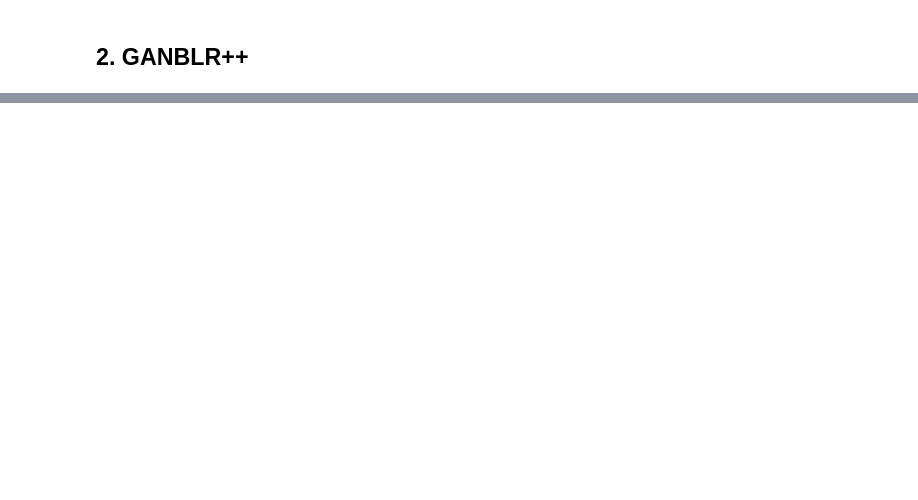
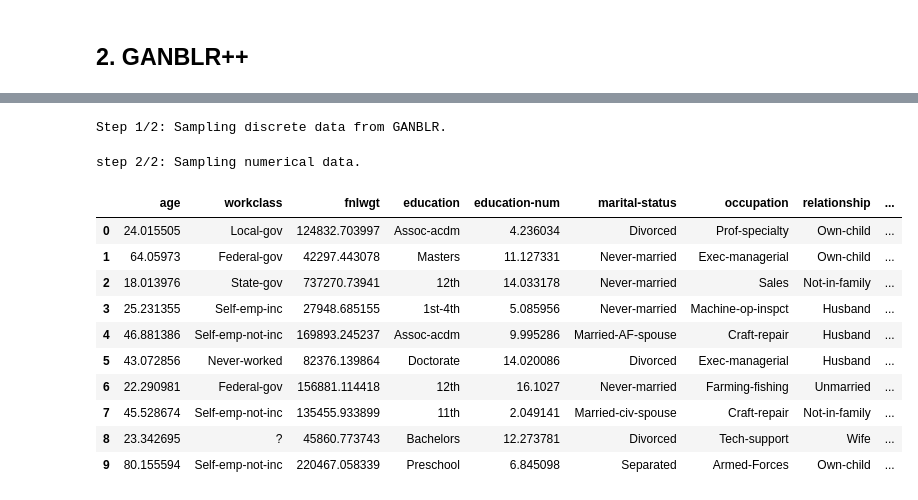
Before and after one commit to tulip-lab/ganblr, a Jupyter notebook: usage_example.ipynb, the cells around one changed output, grey strips where cells are left out. Saved outputs shown, nothing was run; the diff lists cells and outputs as text; code cells hidden in the pictures; blank space fills up the shorter version.

```diff
--- a/usage_example.ipynb
+++ b/usage_example.ipynb
@@ -97,0 +152,4 @@ df = read_csv('../uci-datasets/raw_csv/adult.csv', index_col=0)
+# %%
+from ganblr.utils import get_demo_data
+df = get_demo_data('adult-raw')
+df.head()
@@ -124,0 +180,13 @@ for i, dmm in enumerate(dmmd._DMMDiscritizer__dmms):
+# %%
+import numpy as np
+def is_numerical(dtype):
+    '''
+    if the type is one of ['signed-integer', 'unsigned-integer', 'floating point'], we reconginze it as a numerical one.
+
+    Reference: https://numpy.org/doc/stable/reference/generated/numpy.dtype.kind.html#numpy.dtype.kind
+    '''
+    return dtype.kind in 'iuf'
+
+column_is_numerical = df.dtypes.apply(is_numerical).values
+numerical_columns = np.argwhere(column_is_numerical).ravel()
+numerical_columns
@@ -127,3 +213,24 @@ ganblrpp.fit(X_train, y_train, epochs=10)
+# %%
+size = 1000
+syn_data = ganblrpp.sample(size)
+# %% [output]
+Step 1/2: Sampling discrete data from GANBLR.
+step 2/2: Sampling numerical data.
+# %%
+import pandas as pd
+pd.DataFrame(syn_data, columns=df.columns).head(10)
+# %% [output]
+|  | age | workclass | fnlwgt | education | education-num | marital-status | occupation | relationship | ... |
+| 0 | 24.015505 | Local-gov | 124832.703997 | Assoc-acdm | 4.236034 | Divorced | Prof-specialty | Own-child | ... |
+| 1 | 64.05973 | Federal-gov | 42297.443078 | Masters | 11.127331 | Never-married | Exec-managerial | Own-child | ... |
+| 2 | 18.013976 | State-gov | 737270.73941 | 12th | 14.033178 | Never-married | Sales | Not-in-family | ... |
+| 3 | 25.231355 | Self-emp-inc | 27948.685155 | 1st-4th | 5.085956 | Never-married | Machine-op-inspct | Husband | ... |
+| 4 | 46.881386 | Self-emp-not-inc | 169893.245237 | Assoc-acdm | 9.995286 | Married-AF-spouse | Craft-repair | Husband | ... |
+| 5 | 43.072856 | Never-worked | 82376.139864 | Doctorate | 14.020086 | Divorced | Exec-managerial | Husband | ... |
+| 6 | 22.290981 | Federal-gov | 156881.114418 | 12th | 16.1027 | Never-married | Farming-fishing | Unmarried | ... |
+| 7 | 45.528674 | Self-emp-not-inc | 135455.933899 | 11th | 2.049141 | Married-civ-spouse | Craft-repair | Not-in-family | ... |
+| 8 | 23.342695 | ? | 45860.773743 | Bachelors | 12.273781 | Divorced | Tech-support | Wife | ... |
+| 9 | 80.155594 | Self-emp-not-inc | 220467.058339 | Preschool | 6.845098 | Separated | Armed-Forces | Own-child | ... |
 # %%
 acc_score_lr  = ganblrpp.evaluate(X_test, y_test, model='lr')
 acc_score_mlp = ganblrpp.evaluate(X_test, y_test, model='mlp')
```
Also changed, not shown: parts of 29 cells of this notebook, 3 other files.
